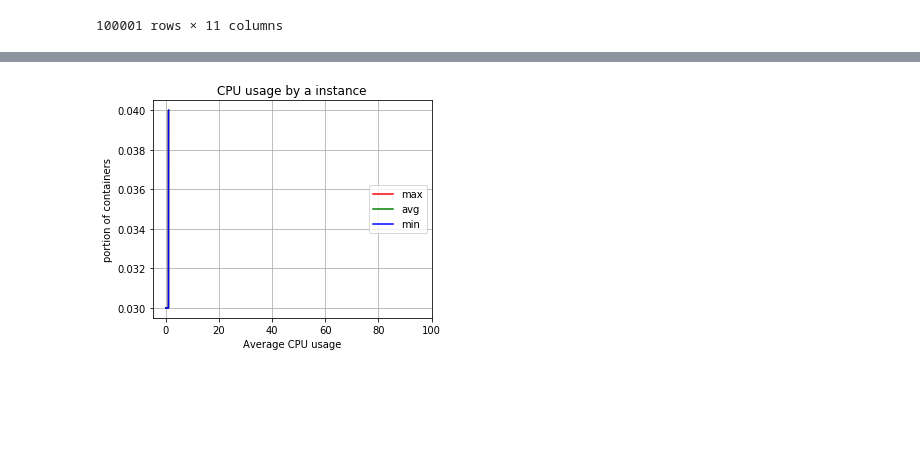
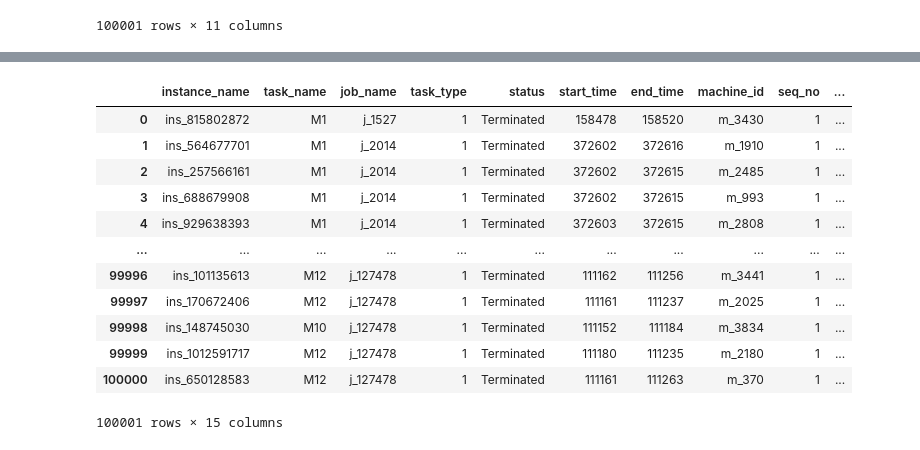
Before and after one commit to jalpa015/RL_Resource_Allocation, a Jupyter notebook: Data Analysis.ipynb, the cells around one changed output, grey strips where cells are left out. Cells and saved outputs as stored; diff of their text form; code cells hidden in the pictures; blank space fills up the shorter version.

```diff
--- a/Data Analysis.ipynb
+++ b/Data Analysis.ipynb
@@ -98,50 +111,24 @@ plt.show()
 # %%
 batch_instance_column_name = ['instance_name', 'task_name', 'job_name', 'task_type', 'status', 'start_time',
                               'end_time', 'machine_id', 'seq_no', 'total_seq_no', 'cpu_avg', 'cpu_max', 'mem_avg', 'mem_max']
-# %%
-f = open('data/batch_instance.csv', 'r', encoding='utf-8')
-data_batch_instance = pd.read_csv(f)
-df_batch_instance = pd.DataFrame(data_batch_instance)
-df_batch_instance.columns = batch_instance_column_name
-grp_batch_instance = df_batch_instance[['start_time', 'end_time', 'status', 'cpu_max']].groupby('status')
-mean_grp_batch = grp_batch_instance.mean()
-max_grp_batch = grp_batch_instance.max()
-min_grp_batch = grp_batch_instance.min()
-mean_cpu_usage_by_container = mean_grp_batch['cpu_max']
-max_cpu_usage_by_container = max_grp_batch['cpu_max']
-min_cpu_usage_by_container = min_grp_batch['cpu_max']
-
-max_cpu_usage_by_container
-
-fig, ax = plt.subplots(figsize=(5, 4))
-num_bins = 100
-
-n_max, bins_max = np.histogram(np.isfinite(max_cpu_usage_by_container), num_bins)
-n_min, bins_min = np.histogram(np.isfinite(min_cpu_usage_by_container), num_bins)
-n_mean, bins_mean = np.histogram(np.isfinite(mean_cpu_usage_by_container), num_bins)
-
-dx_max = bins_max[1] - bins_max[0]
-dx_min = bins_min[1] - bins_min[0]
-dx_mean = bins_mean[1] - bins_mean[0]
-
-n_max = n_max.cumsum()*dx_max
-n_min = n_min.cumsum()*dx_min
-n_mean = n_mean.cumsum()*dx_mean
-n_max = np.append(n_max, n_max[-1])
-n_min = np.append(n_min, n_min[-1])
-n_mean = np.append(n_mean, n_mean[-1])
-
-ax.plot(bins_max, n_max, linewidth=1.5, label='max', color='r')
-ax.plot(bins_mean, n_mean, linewidth=1.5, label='avg', color='green')
-ax.plot(bins_min, n_min, linewidth=1.5, label='min', color='b')
-
-ax.grid(True)
-ax.legend(loc='right')
-ax.set_title('CPU usage by a instance')
-ax.set_xlabel('Average CPU usage')
-ax.set_ylabel('portion of containers')
-ax.set_xlim([-5, 100])
-
-plt.show()
-# %% [output]
-[figure, removed]
+# %%
+f = open('data/batch_instance.csv', 'r', encoding='utf-8')
+data_batch_instance = pd.read_csv(f)
+df_batch_instance = pd.DataFrame(data_batch_instance)
+df_batch_instance.columns = batch_instance_column_name
+df_batch_instance['time_consumed'] = abs(df_batch_instance['end_time'] - df_batch_instance['start_time'])
+df_batch_instance
+# %% [output]
+|  | instance_name | task_name | job_name | task_type | status | start_time | end_time | machine_id | seq_no | ... |
+| 0 | ins_815802872 | M1 | j_1527 | 1 | Terminated | 158478 | 158520 | m_3430 | 1 | ... |
+| 1 | ins_564677701 | M1 | j_2014 | 1 | Terminated | 372602 | 372616 | m_1910 | 1 | ... |
+| 2 | ins_257566161 | M1 | j_2014 | 1 | Terminated | 372602 | 372615 | m_2485 | 1 | ... |
+| 3 | ins_688679908 | M1 | j_2014 | 1 | Terminated | 372602 | 372615 | m_993 | 1 | ... |
+| 4 | ins_929638393 | M1 | j_2014 | 1 | Terminated | 372603 | 372615 | m_2808 | 1 | ... |
+| ... | ... | ... | ... | ... | ... | ... | ... | ... | ... | ... |
+| 99996 | ins_101135613 | M12 | j_127478 | 1 | Terminated | 111162 | 111256 | m_3441 | 1 | ... |
+| 99997 | ins_170672406 | M12 | j_127478 | 1 | Terminated | 111161 | 111237 | m_2025 | 1 | ... |
+| 99998 | ins_148745030 | M10 | j_127478 | 1 | Terminated | 111152 | 111184 | m_3834 | 1 | ... |
+| 99999 | ins_1012591717 | M12 | j_127478 | 1 | Terminated | 111180 | 111235 | m_2180 | 1 | ... |
+| 100000 | ins_650128583 | M12 | j_127478 | 1 | Terminated | 111161 | 111263 | m_370 | 1 | ... |
+100001 rows × 15 columns
```
Also changed, not shown: parts of 17 cells of this notebook, 3 other files.
